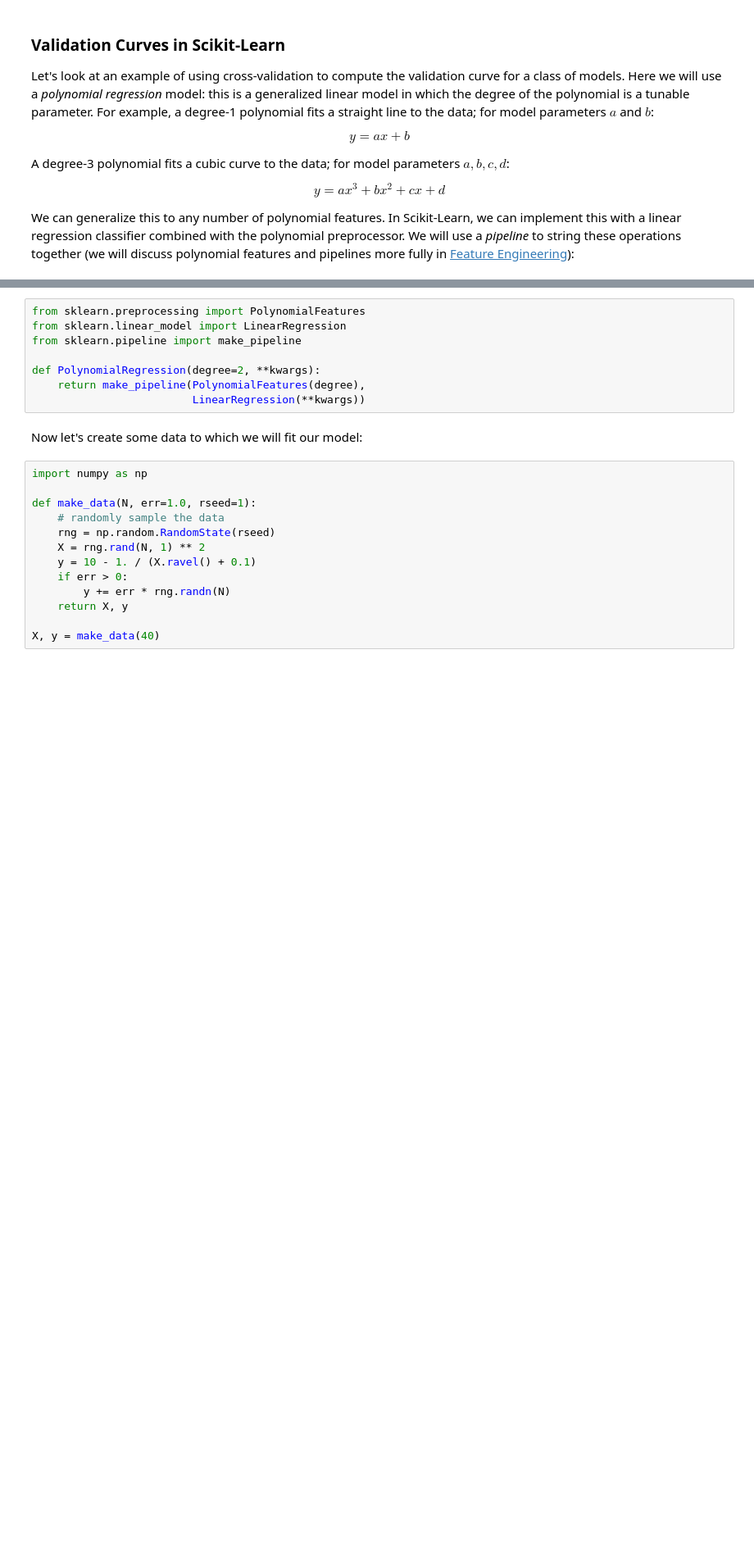
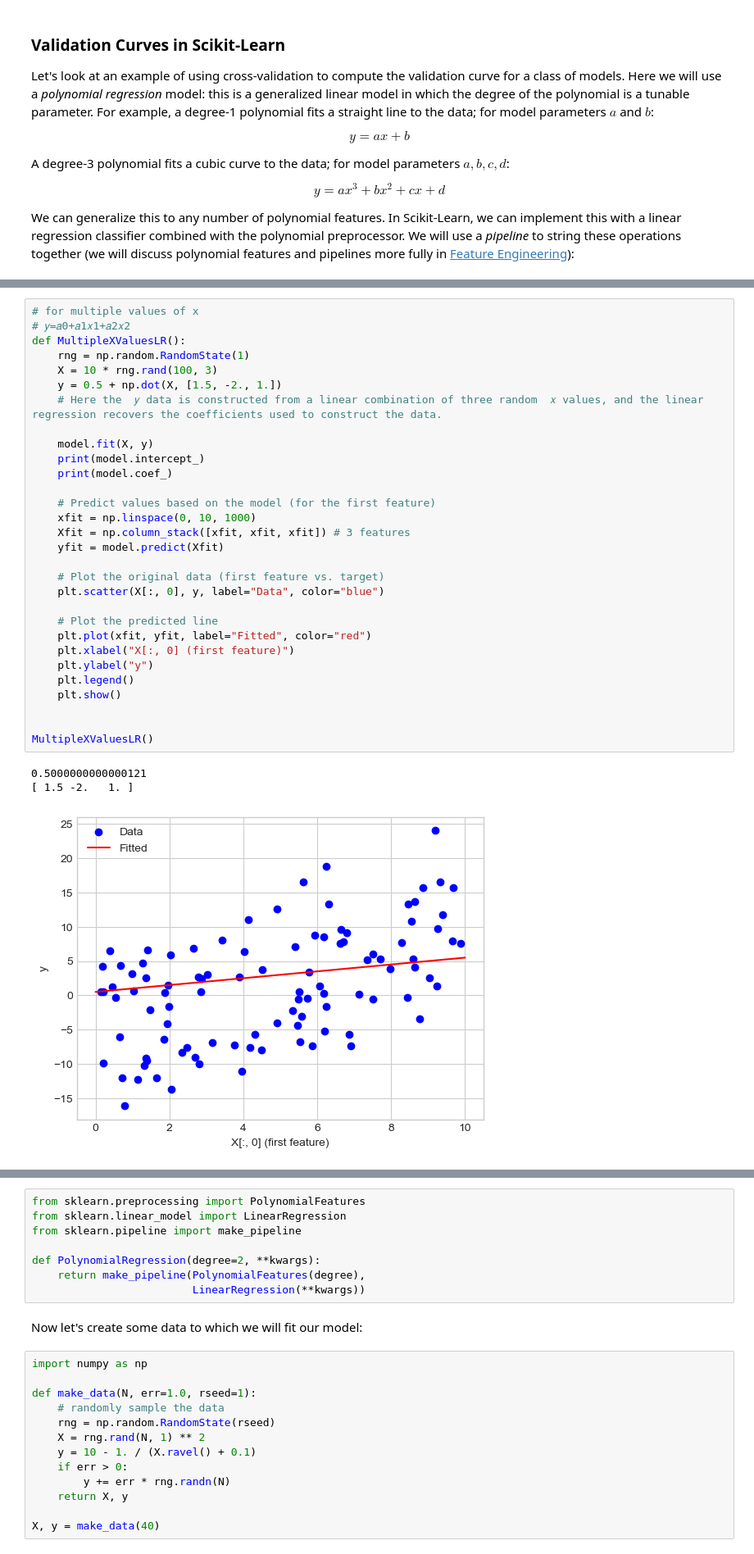
Before and after one commit to masumahmedeesa/Python-Programming-and-Basic-Data-Science, a Jupyter notebook: 19. Hyperparameters-and-Model-Validation.ipynb, the cells around one changed output, grey strips where cells are left out. Shown at 82% size. Cells and saved outputs as stored; diff of their text form; blank space fills up the shorter version.

```diff
--- a/19. Hyperparameters-and-Model-Validation.ipynb
+++ b/19. Hyperparameters-and-Model-Validation.ipynb
@@ -531,0 +630,34 @@ We will use a *pipeline* to string these operations together (we will discuss po
+# %%
+# for multiple values of x
+# 𝑦=𝑎0+𝑎1𝑥1+𝑎2𝑥2
+def MultipleXValuesLR():
+    rng = np.random.RandomState(1)
+    X = 10 * rng.rand(100, 3)
+    y = 0.5 + np.dot(X, [1.5, -2., 1.])
+    # Here the  𝑦 data is constructed from a linear combination of three random  𝑥 values, and the linear regression recovers the coefficients used to construct the data.
+
+    model.fit(X, y)
+    print(model.intercept_)
+    print(model.coef_)
+
+    # Predict values based on the model (for the first feature)
+    xfit = np.linspace(0, 10, 1000)
+    Xfit = np.column_stack([xfit, xfit, xfit]) # 3 features
+    yfit = model.predict(Xfit)
+
+    # Plot the original data (first feature vs. target)
+    plt.scatter(X[:, 0], y, label="Data", color="blue")
+
+    # Plot the predicted line
+    plt.plot(xfit, yfit, label="Fitted", color="red")
+    plt.xlabel("X[:, 0] (first feature)")
+    plt.ylabel("y")
+    plt.legend()
+    plt.show()
+
+
+MultipleXValuesLR()
+# %% [output]
+0.5000000000000121
+[ 1.5 -2.   1. ]
+[figure, added]
```
Also changed, not shown: parts of 11 cells of this notebook, 1 other file.
